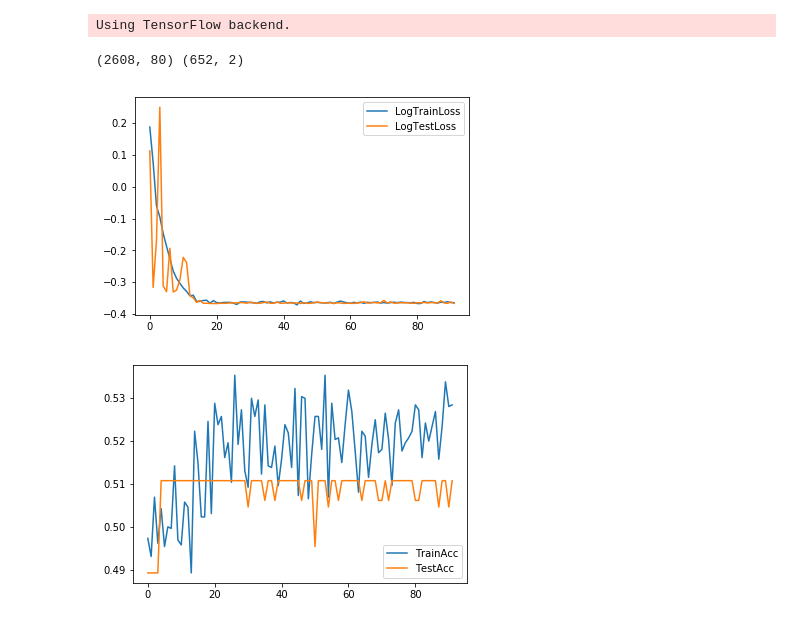
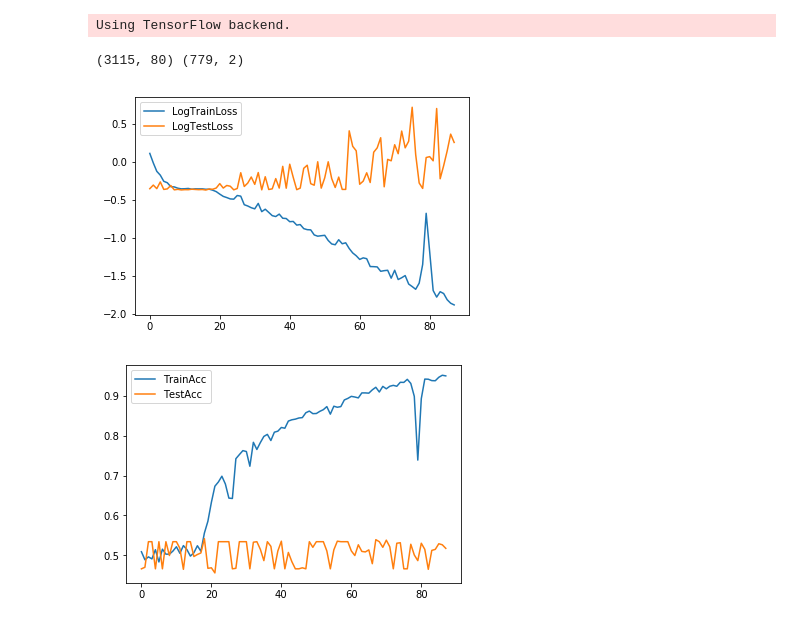
Before and after one commit to sshh12/StockMarketML, a Jupyter notebook: lab2/HeadlineEmbeddings.ipynb, the cells around one changed output. Cells and saved outputs as stored; diff of their text form; code cells hidden in the pictures.

```diff
--- a/lab2/HeadlineEmbeddings.ipynb
+++ b/lab2/HeadlineEmbeddings.ipynb
@@ -23,7 +23,7 @@ stocks = ['AMD', 'GOOG', 'MSFT', 'AAPL']
 
 max_length = 80
 vocab_size = 600
-emb_size   = 100
+emb_size   = 256
 
 epochs     = 120
 batch_size = 64
@@ -103,7 +103,7 @@ def make_headline_to_effect_data(tick_data, head_data):
             event_date = datetime.strptime(date, '%Y-%m-%d') # The date `of` headline
             effect_date = event_date + timedelta(days=1)     # The day after `affected` by headline
 
-            for i in range(3):
+            for i in range(4):
                 if event_date.strftime('%Y-%m-%d') in tick_data[stock]:
                     break
                 else:
@@ -111,7 +111,7 @@ def make_headline_to_effect_data(tick_data, head_data):
             else:
                 continue
 
-            for i in range(2):
+            for i in range(3):
                 if effect_date.strftime('%Y-%m-%d') in tick_data[stock]:
                     break
                 else:
@@ -186,30 +186,30 @@ def get_model():
 
     model.add(Embedding(vocab_size, emb_size, input_length=max_length))
 
-    model.add(LSTM(200))
-    model.add(Activation('selu'))
+    model.add(LSTM(300))
+    model.add(Activation('tanh'))
     model.add(BatchNormalization())
     model.add(Dropout(0.1))
 
-    model.add(Dense(200))
-    model.add(Activation('selu'))
+    model.add(Dense(300))
+    model.add(Activation('tanh'))
     model.add(BatchNormalization())
     model.add(Dropout(0.5))
 
     model.add(Dense(200))
-    model.add(Activation('selu'))
+    model.add(Activation('tanh'))
     model.add(BatchNormalization())
     model.add(Dropout(0.5))
 
-    model.add(Dense(100))
-    model.add(Activation('selu'))
+    model.add(Dense(200))
+    model.add(Activation('tanh'))
     model.add(BatchNormalization())
     model.add(Dropout(0.5))
 
     model.add(Dense(2))
     model.add(Activation('softmax'))
 
-    model.compile(optimizer='adam', loss='categorical_crossentropy', metrics=['acc'])
+    model.compile(optimizer='rmsprop', loss='categorical_crossentropy', metrics=['acc'])
 
     return model
 # %%
@@ -227,39 +227,39 @@ if __name__ == "__main__":
 
     print(trainX.shape, testY.shape)
 # %% [output]
-(2608, 80) (652, 2)
+(3115, 80) (779, 2)
 # %%
 
 if __name__ == "__main__":
 
     model = get_model()
 
     e_stopping = EarlyStopping(monitor='val_loss', patience=70)
     checkpoint = ModelCheckpoint(os.path.join('..', 'models', 'media-headlines.h5'),
-                                 monitor='val_acc',
+                                 monitor='val_loss',
                                  verbose=0,
                                  save_best_only=True)
 
     history = model.fit(trainX,
                         trainY,
                         epochs=epochs,
                         batch_size=batch_size,
                         validation_data=(testX, testY),
                         verbose=0,
                         callbacks=[e_stopping, checkpoint])
 
     plt.plot(np.log(history.history['loss']))
     plt.plot(np.log(history.history['val_loss']))
     plt.legend(['LogTrainLoss', 'LogTestLoss'])
     plt.show()
 
     plt.plot(history.history['acc'])
     plt.plot(history.history['val_acc'])
     plt.legend(['TrainAcc', 'TestAcc'])
     plt.show()
 # %% [output]
-[figure, old version]
+[figure, new version]
-[figure, old version]
+[figure, new version]
 # %%
 
 if __name__ == "__main__":
```
Also changed, not shown: parts of 1 cell of this notebook, 2 other files.
